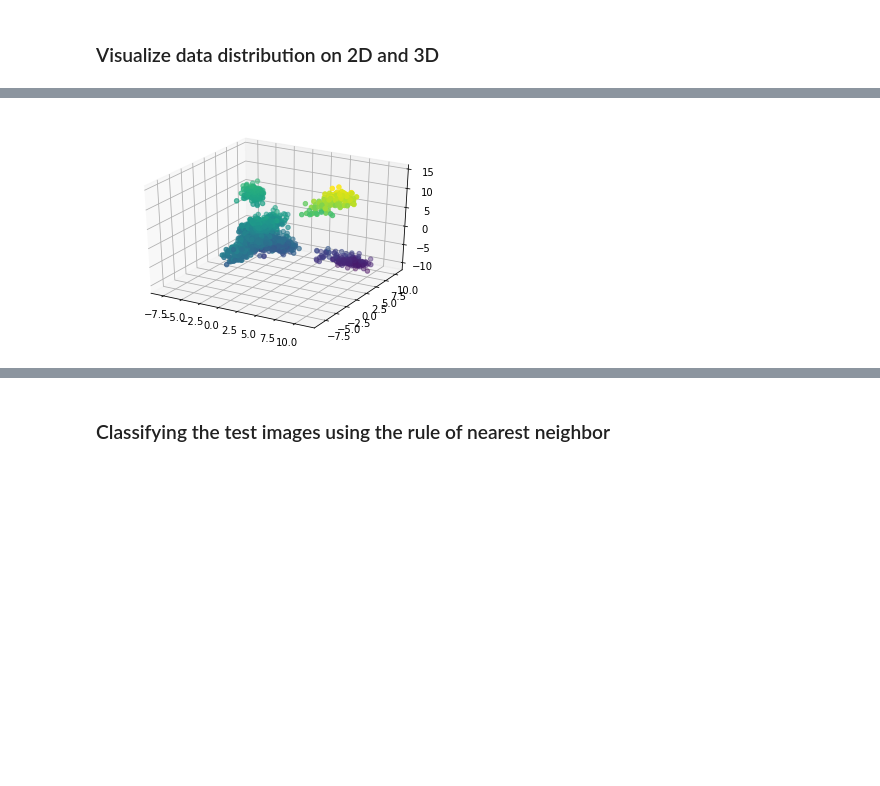
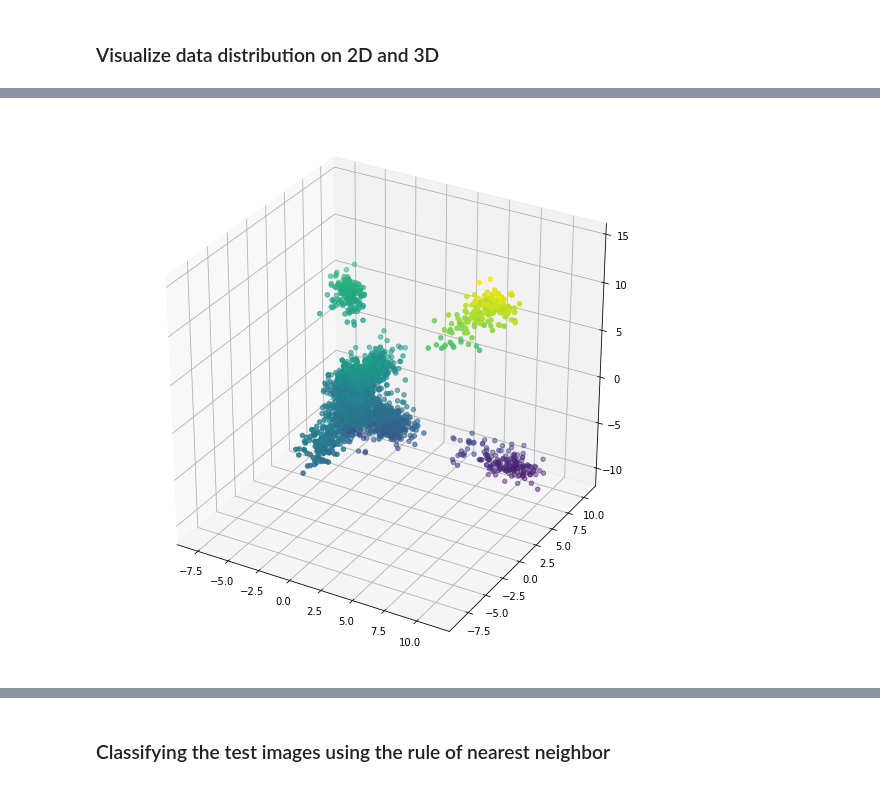
Before and after one commit to hansensen/EE5907Assignments, a Jupyter notebook: Assg2/2_LDA.ipynb, the cells around one changed output, grey strips where cells are left out. Cells and saved outputs as stored; diff of their text form; code cells hidden in the pictures; blank space fills up the shorter version.

```diff
--- a/Assg2/2_LDA.ipynb
+++ b/Assg2/2_LDA.ipynb
@@ -189,12 +205,12 @@ plt.show()
 # %%
 dimension = 3
 W = get_components(eig_vals, eig_vecs, n_comp=dimension)
 X_lda = X.dot(W).real
-
-ax = plt.axes(projection='3d')
+fig = plt.figure(figsize = (10, 10))
+ax = fig.add_subplot(projection='3d')
 zdata = X_lda[:,0].real
 xdata = X_lda[:,1].real
 ydata = X_lda[:,2].real
 ax.scatter3D(xdata, ydata, zdata, c=zdata);
 # %% [output]
-[figure, old version]
+[figure, new version]
```
Also changed, not shown: parts of 10 cells of this notebook, 4 other files.
